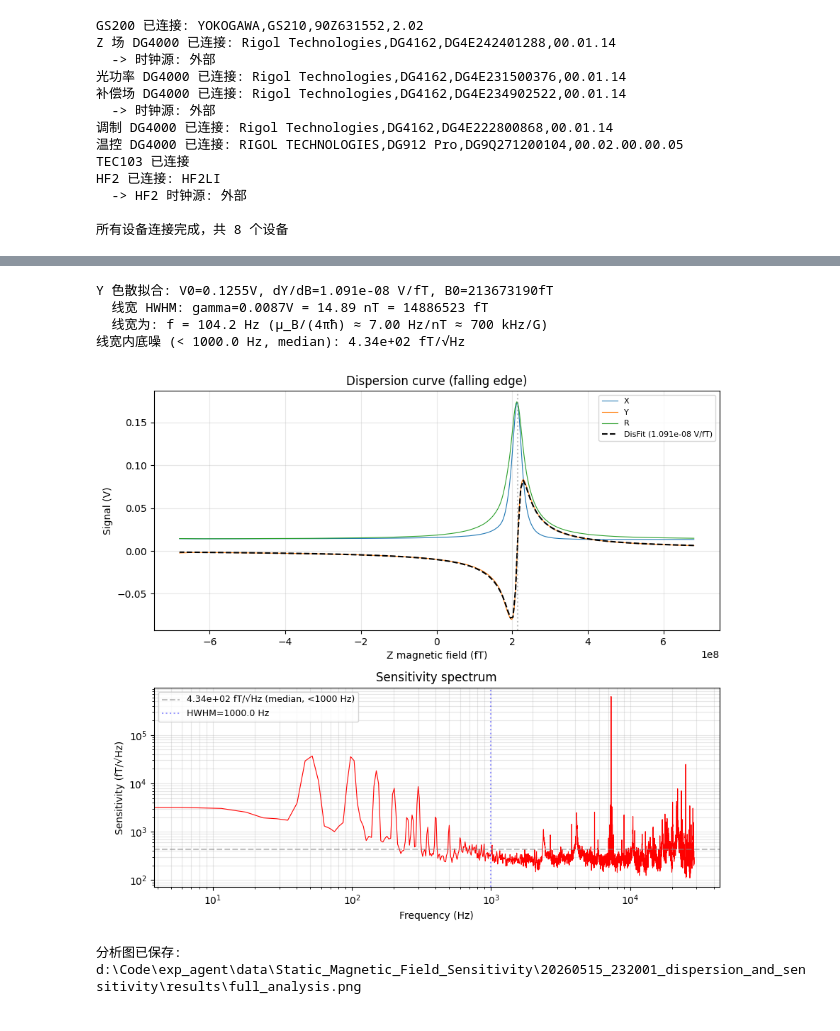
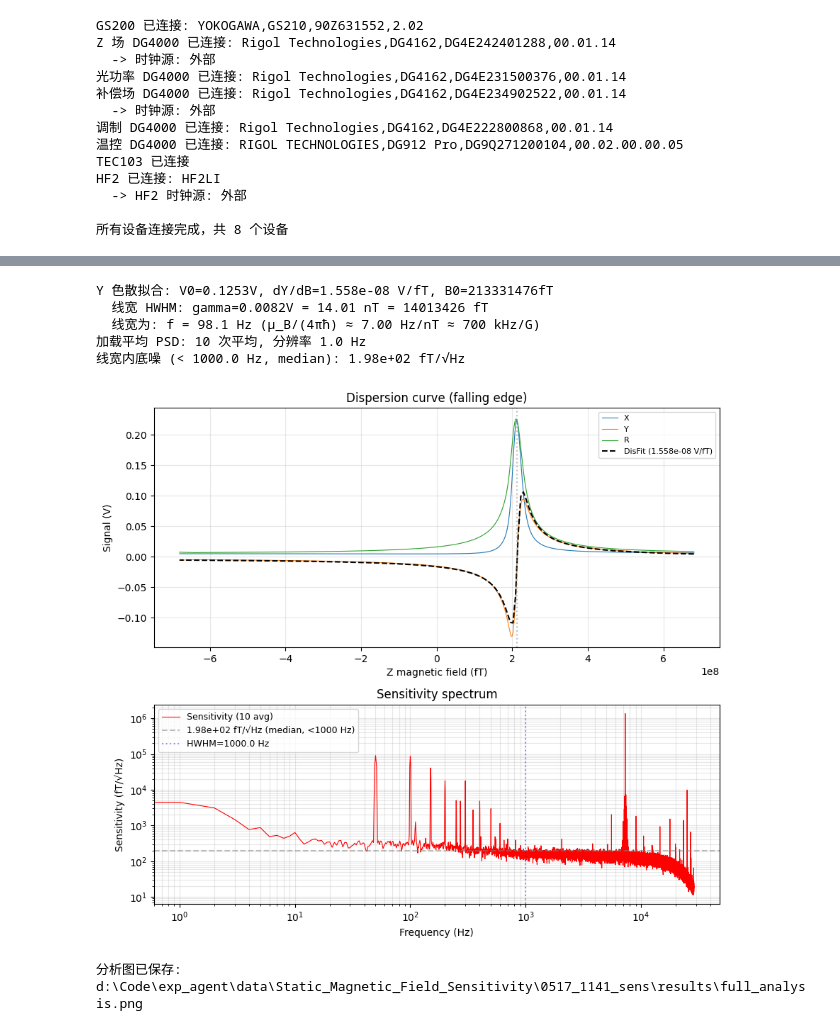
Before and after one commit to LHC0128/Exp_Agent, a Jupyter notebook: experiments/Static_Magnetic_Field_Sensitivity_20260515.ipynb, the cells around one changed output, grey strips where cells are left out. Drawn from its saved outputs; the diff is of its cells as text; code cells hidden in the pictures.

```diff
--- a/experiments/Static_Magnetic_Field_Sensitivity_20260515.ipynb
+++ b/experiments/Static_Magnetic_Field_Sensitivity_20260515.ipynb
@@ -261,9 +269,9 @@ dg_sweep.setup_dc(FIXED_PARAMS["Time_sequence_2"], channel=2)
 dg_sweep.set_output(False, channel=2)
 print(f"预留时序: {FIXED_PARAMS['Time_sequence_2']} V DC (输出关闭)")
 
-# ---- 创建本次运行目录 ----
-timestamp = datetime.now().strftime("%Y%m%d_%H%M%S")
-run_dir = project_root / "data" / EXPERIMENT_TYPE / f"{timestamp}_{PURPOSE}"
+# ---- 创建本次运行目录 (简洁命名: MMDD_HHMM_tag) ----
+timestamp = datetime.now().strftime("%m%d_%H%M")
+run_dir = project_root / "data" / EXPERIMENT_TYPE / f"{timestamp}_{RUN_TAG}"
 run_dir.mkdir(parents=True, exist_ok=True)
 (raw_dir := run_dir / "raw").mkdir(exist_ok=True)
 (results_dir := run_dir / "results").mkdir(exist_ok=True)
@@ -349,7 +356,0 @@ print(f"波形图已保存: {plot_path}")
-# %%
-print("关闭温度开关...")
-dg_temp.set_output(False, channel=2)
-time.sleep(1)
-# 恢复温控
-print("恢复温度开关...")
-dg_temp.set_output(True, channel=2)
@@ -359,13 +357,17 @@ dg_temp.set_output(True, channel=2)
 # %%
 # ---- HF2 解调器 0 相位校准 ----
 # 校准应在 Pump 光打开、静态磁场条件下进行
-# (此时 Z 场输出为 0V DC, 即扫场范围的中心点)
+# (此时 Z 场输出关闭，不扫场)
 # 校准前关闭温控开关，避免温控磁场干扰
 
 # 关闭温控
 print("关闭温度开关...")
 dg_temp.set_output(False, channel=2)
-time.sleep(0.5)
+
+# 关闭 Z 磁场扫场输出 (DC 0V + 输出关闭)
+print("关闭 Z 磁场 (DC 0V, 输出 OFF)...")
+dg_sweep.setup_dc(0.0, channel=1)
+dg_sweep.set_output(False, channel=1)
 
 # 配置信号输入
 sig_in_cfg = SignalInputConfig(
@@ -402,10 +404,6 @@ demod_cfg = DemodulatorConfig(
 actual_rate = demod.configure_demodulator(hfi, demod_cfg)
 print(f"解调器 0 已配置: rate={actual_rate:.0f} Sa/s, TC={HF2_DEMOD_TC*1000:.1f} ms")
 
-# 确保 Z 磁场输出为 0V (校准时不扫场)
-dg_sweep.setup_dc(0.0, channel=1)
-time.sleep(0.5)
-
 # 自动相位校准
 print("正在进行相位校准...")
 calibrated_phase = demod.auto_calibrate_phase(
@@ -417,6 +415,8 @@ print(f"相位校准完成: {calibrated_phase:.2f}°")
 sample = demod.read_demod_sample(hfi, demod_idx=0)
 print(f"校准后样本: R={sample['r']:.6f}, X={sample['x']:.6f}, Y={sample['y']:.6f}")
 
+time.sleep(1)  # 等待系统稳定
+
 # 恢复温控
 print("恢复温度开关...")
 dg_temp.set_output(True, channel=2)
@@ -774,57 +824,62 @@ except Exception as e:
     print(f"拟合失败: {e}"); slope=1; V0=V_mid; B0=0
     Bp=np.array([]); Yp=np.array([])
 
-# ---- 2. PSD + 灵敏度 (线宽以内低频段, 中位数抗尖峰) ----
-freq, psd = scipy_signal.welch(y_noise - np.mean(y_noise),
-    fs=fs_noise, nperseg=min(10000, len(y_noise)//4), scaling="density")
+# ---- 2. 灵敏度: 加载平均 PSD 计算灵敏度谱 ----
+noise_data = np.load(raw_dir / "noise_data.npz")
+freq = noise_data["freq"]
+psd = noise_data["psd_avg"]                    # 平均 PSD
+n_avg = int(noise_data["n_avg"])               # 采集次数
 sens = np.sqrt(psd) / abs(slope)
 
+print(f"加载平均 PSD: {n_avg} 次平均, 分辨率 {freq[1]-freq[0]:.1f} Hz")
+
 # 取色散线宽以内 (HWHM) 的低频段评估底噪
-# f_linewidth = max(gamma_nT * larmor_per_nT, 1.0)
 f_linewidth = 1000
 idx_f = (freq > 1) & (freq < f_linewidth)
 sens_flat = float(np.median(sens[idx_f])) if np.any(idx_f) else 0.0
 
-analysis = {"B0_fT":B0, "slope_V_per_fT":slope, "sens_flat_fT_per_sqrt_Hz":sens_flat}
+analysis = {"B0_fT":B0, "slope_V_per_fT":slope, "sens_flat_fT_per_sqrt_Hz":sens_flat,
+            "n_avg": n_avg, "freq_resolution_Hz": float(freq[1]-freq[0])}
 with open(results_dir / "analysis.json", "w") as f: json.dump(analysis, f, indent=2)
 print(f"线宽内底噪 (< {f_linewidth:.1f} Hz, median): {sens_flat:.2e} fT/√Hz")
 
 # ---- 3. 合并绘图 (下降段, 电压单调, 按时序画图) ----
 V_all = recorded_data["Z_voltage"][fall_mask]
 B_all = V_all * Z_V_TO_FT
 
 fig, (ax1, ax2) = plt.subplots(2, 1, figsize=(9, 8), height_ratios=[1.2, 1])
 
 ax1.plot(B_all, recorded_data["sample.x"][fall_mask], "-", lw=0.8, label="X")
 ax1.plot(B_all, recorded_data["sample.y"][fall_mask], "-", lw=0.8, label="Y")
 ax1.plot(B_all, recorded_data["sample.r"][fall_mask], "-", lw=0.8, label="R")
 if len(Yp) > 0:
     ax1.plot(Bp, Yp, "k--", lw=1.5, label=f"DisFit ({slope:.3e} V/fT)")
 ax1.axvline(B0, color="gray", ls=":", alpha=0.5)
 ax1.set_xlabel("Z magnetic field (fT)"); ax1.set_ylabel("Signal (V)")
 ax1.set_title("Dispersion curve (falling edge)"); ax1.legend(fontsize=8)
 ax1.grid(True, alpha=0.3)
 
-ax2.loglog(freq, sens, "r-", lw=0.8)
+ax2.loglog(freq, sens, "r-", lw=0.8, label=f"Sensitivity ({n_avg} avg)")
 if sens_flat > 0:
     ax2.axhline(sens_flat, color="gray", ls="--", alpha=0.5,
                 label=f"{sens_flat:.2e} fT/√Hz (median, <{f_linewidth:.0f} Hz)")
 ax2.axvline(f_linewidth, color="blue", ls=":", alpha=0.4, label=f"HWHM={f_linewidth:.1f} Hz")
 ax2.legend(fontsize=9)
 ax2.set_xlabel("Frequency (Hz)"); ax2.set_ylabel("Sensitivity (fT/√Hz)")
 ax2.set_title("Sensitivity spectrum"); ax2.grid(True, alpha=0.3, which="both")
 
 plt.tight_layout()
 fig.savefig(results_dir / "full_analysis.png", dpi=150, bbox_inches="tight")
 plt.show()
 print(f"分析图已保存: {results_dir / 'full_analysis.png'}")
 # %% [output]
-Y 色散拟合: V0=0.1255V, dY/dB=1.091e-08 V/fT, B0=213673190fT
-  线宽 HWHM: gamma=0.0087V = 14.89 nT = 14886523 fT
-  线宽为: f = 104.2 Hz (µ_B/(4πħ) ≈ 7.00 Hz/nT ≈ 700 kHz/G)
-线宽内底噪 (< 1000.0 Hz, median): 4.34e+02 fT/√Hz
+Y 色散拟合: V0=0.1253V, dY/dB=1.558e-08 V/fT, B0=213331476fT
+  线宽 HWHM: gamma=0.0082V = 14.01 nT = 14013426 fT
+  线宽为: f = 98.1 Hz (µ_B/(4πħ) ≈ 7.00 Hz/nT ≈ 700 kHz/G)
+加载平均 PSD: 10 次平均, 分辨率 1.0 Hz
+线宽内底噪 (< 1000.0 Hz, median): 1.98e+02 fT/√Hz
-[figure, old version]
+[figure, new version]
-分析图已保存: d:\Code\exp_agent\data\Static_Magnetic_Field_Sensitivity\20260515_232001_dispersion_and_sensitivity\results\full_analysis.png
+分析图已保存: d:\Code\exp_agent\data\Static_Magnetic_Field_Sensitivity\0517_1141_sens\results\full_analysis.png
 # %% [markdown]
 ## 灵敏度分析
 
```
Also changed, not shown: parts of 10 cells of this notebook.
